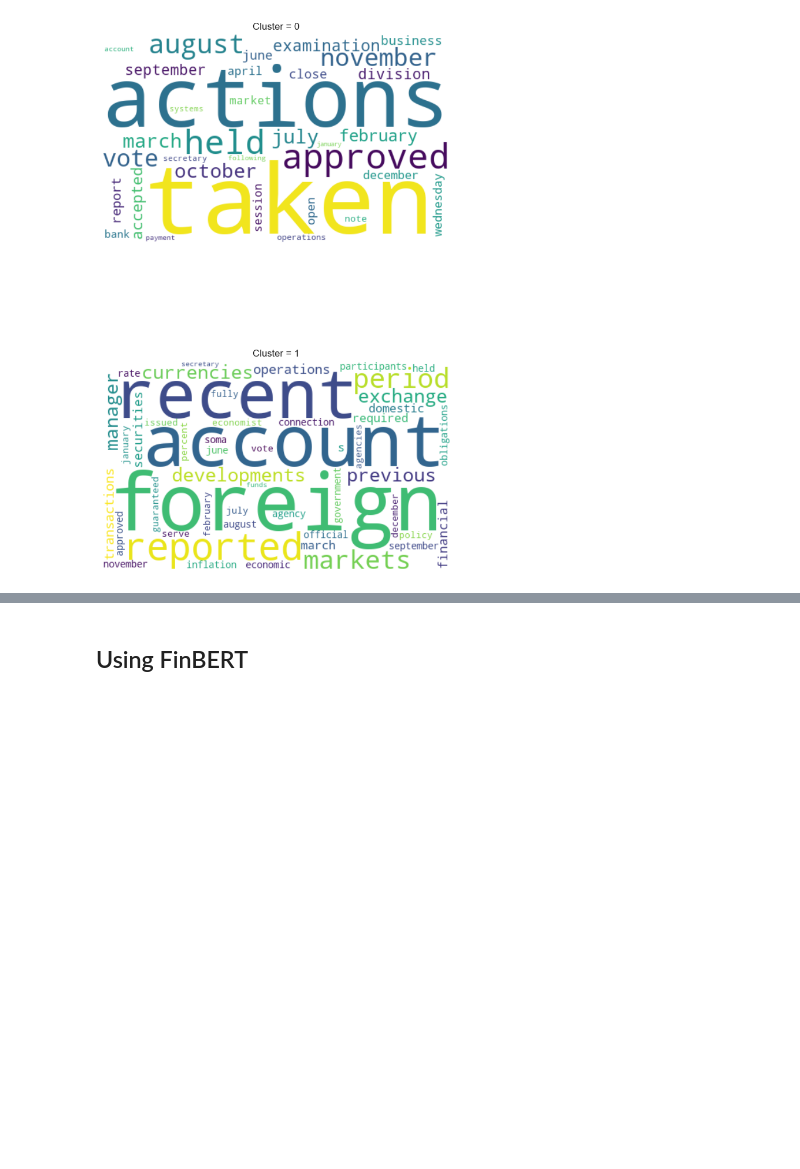
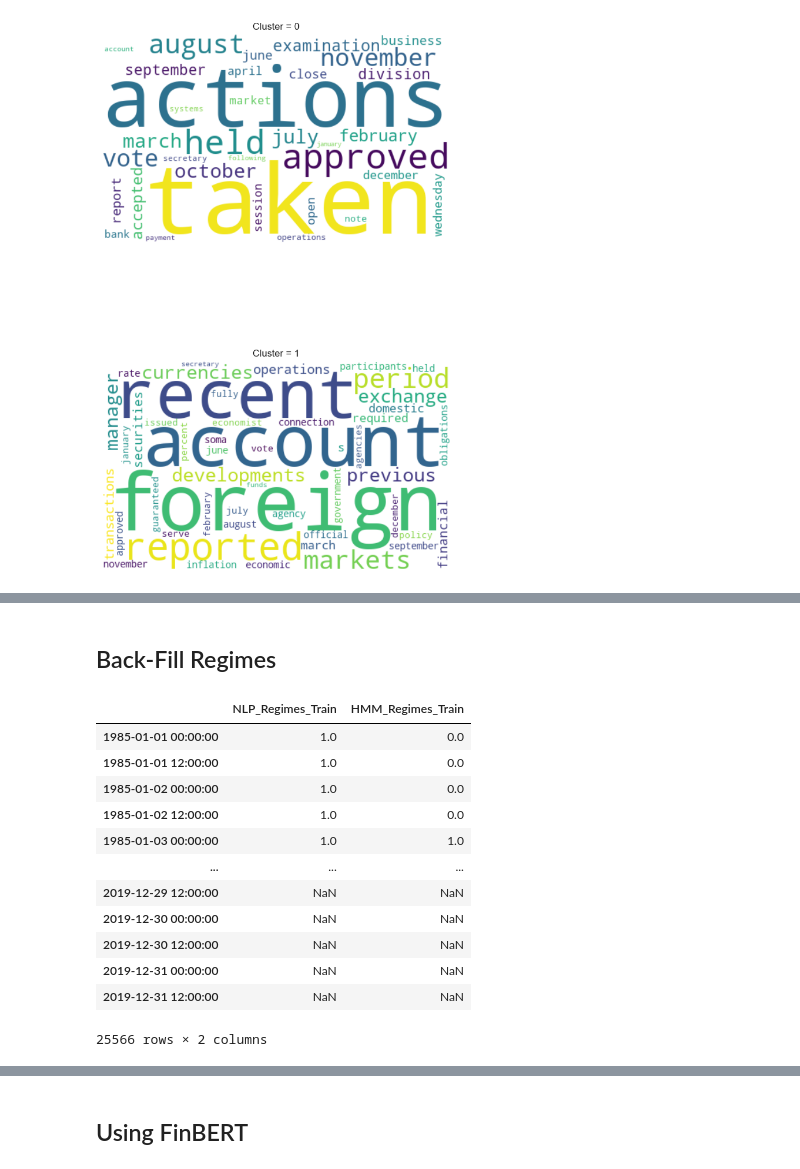
Before and after one commit to uday-31/regime-modeling-with-NLP, a Jupyter notebook: working_notebook_dhruv.ipynb, the cells around one changed output, grey strips where cells are left out. Drawn from its saved outputs; the diff is of its cells as text; code cells hidden in the pictures; blank space fills up the shorter version.

```diff
--- a/working_notebook_dhruv.ipynb
+++ b/working_notebook_dhruv.ipynb
@@ -141,0 +234,59 @@ wordcloud_clusters(
+# %%
+hmm_regimes_train, hmm_model = fit_hmm(
+    2,
+    df_ts_train,
+    r_values_train,
+    '^GSPC',
+    plot=False,
+    verbose=False
+)
+
+hmm_regimes_test = hmm_model.predict(r_values_test.values.reshape(-1, 1))
+# %%
+hmm_regimes_train = pd.DataFrame.from_dict({
+    'HMM_Regimes_Train': list(hmm_regimes_train.values),
+}).set_index(r_values_train.index)
+
+hmm_regimes_test = pd.DataFrame.from_dict({
+    'HMM_Regimes_Test': hmm_regimes_test,
+}).set_index(r_values_test.index)
+# %% [markdown]
+## Back-Fill Regimes
+# %%
+train_regimes = pd.DataFrame(index=pd.date_range(
+    start=period_start,
+    end=train_end + timedelta(1),
+    freq='12H'
+)[:-1])
+
+train_regimes = pd.merge(
+    left=train_regimes,
+    right=nlp_regimes_train,
+    how="left",
+    left_index=True,
+    right_index=True,
+).bfill()
+
+train_regimes = pd.merge(
+    left=train_regimes,
+    right=hmm_regimes_train,
+    how="left",
+    left_index=True,
+    right_index=True,
+).bfill()
+
+train_regimes
+# %% [output]
+|  | NLP_Regimes_Train | HMM_Regimes_Train |
+| 1985-01-01 00:00:00 | 1.0 | 0.0 |
+| 1985-01-01 12:00:00 | 1.0 | 0.0 |
+| 1985-01-02 00:00:00 | 1.0 | 0.0 |
+| 1985-01-02 12:00:00 | 1.0 | 0.0 |
+| 1985-01-03 00:00:00 | 1.0 | 1.0 |
+| ... | ... | ... |
+| 2019-12-29 12:00:00 | NaN | NaN |
+| 2019-12-30 00:00:00 | NaN | NaN |
+| 2019-12-30 12:00:00 | NaN | NaN |
+| 2019-12-31 00:00:00 | NaN | NaN |
+| 2019-12-31 12:00:00 | NaN | NaN |
+25566 rows × 2 columns
```
Also changed, not shown: parts of 12 cells of this notebook, 1 other file.
